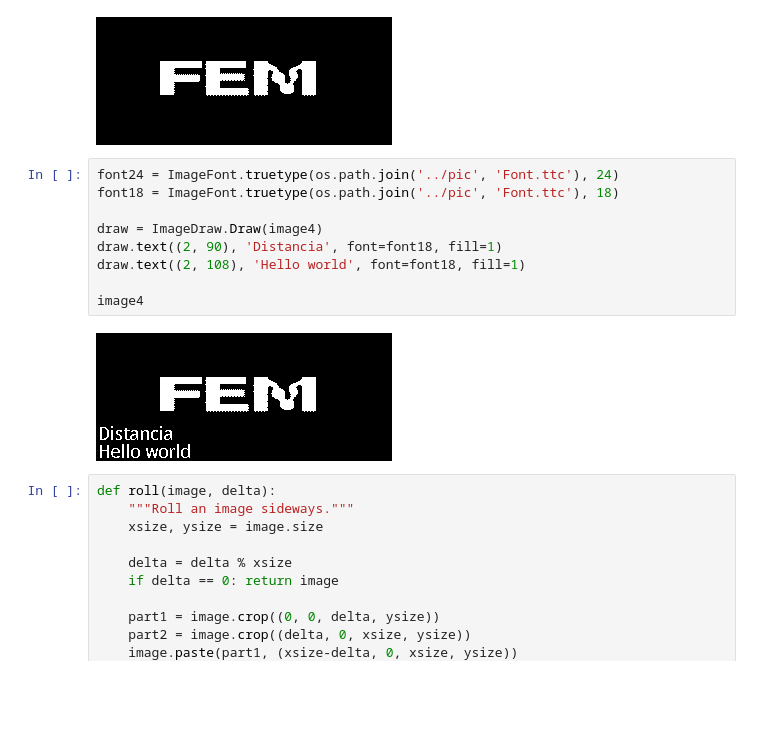
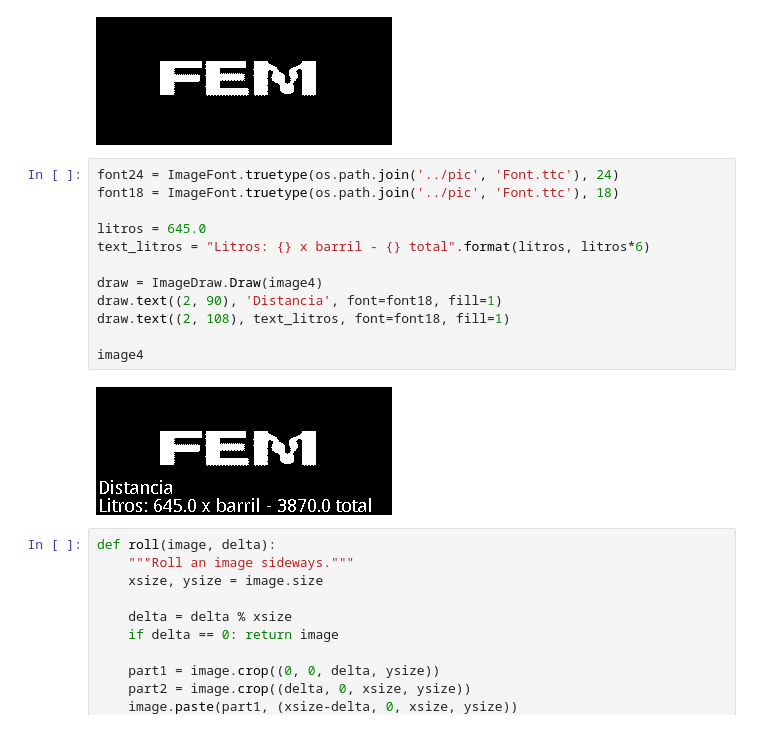
Before and after one commit to fbacinello/raspberry, a Jupyter notebook: e-paper/conda/Display tests.ipynb, the cells around one changed output. Saved outputs shown, nothing was run; the diff lists cells and outputs as text; blank space fills up the shorter version.

Commit message:
mostrando y guardando litros totales

```diff
--- a/e-paper/conda/Display tests.ipynb
+++ b/e-paper/conda/Display tests.ipynb
@@ -49,14 +49,17 @@ image4
 # %%
 font24 = ImageFont.truetype(os.path.join('../pic', 'Font.ttc'), 24)
 font18 = ImageFont.truetype(os.path.join('../pic', 'Font.ttc'), 18)
 
+litros = 645.0
+text_litros = "Litros: {} x barril - {} total".format(litros, litros*6)
+
 draw = ImageDraw.Draw(image4)
 draw.text((2, 90), 'Distancia', font=font18, fill=1)
-draw.text((2, 108), 'Hello world', font=font18, fill=1)
+draw.text((2, 108), text_litros, font=font18, fill=1)
 
 image4
 # %% [output]
-[figure, old version]
+[figure, new version]
 # %%
 def roll(image, delta):
     """Roll an image sideways."""
```
Also changed, not shown: 2 other files.
